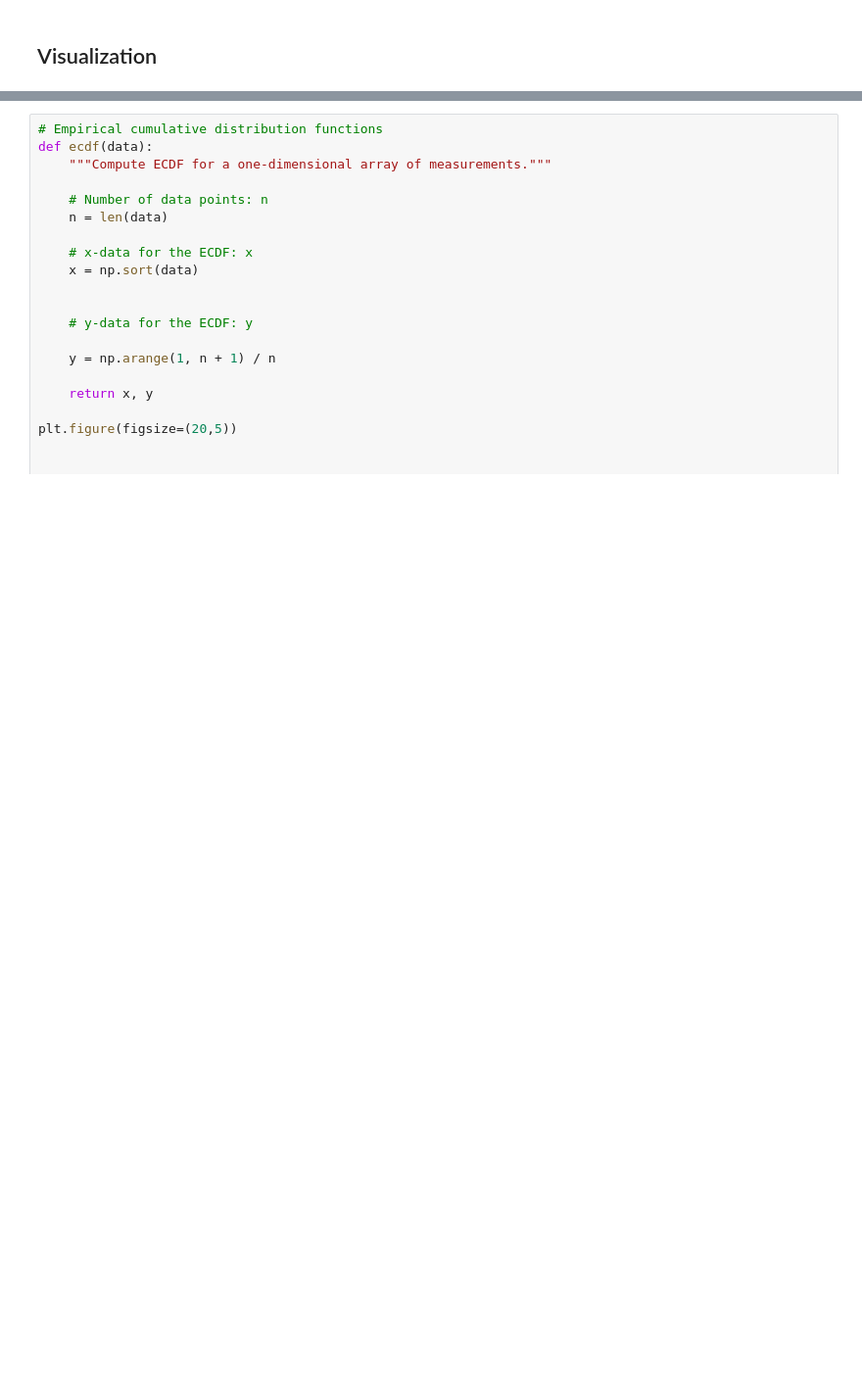
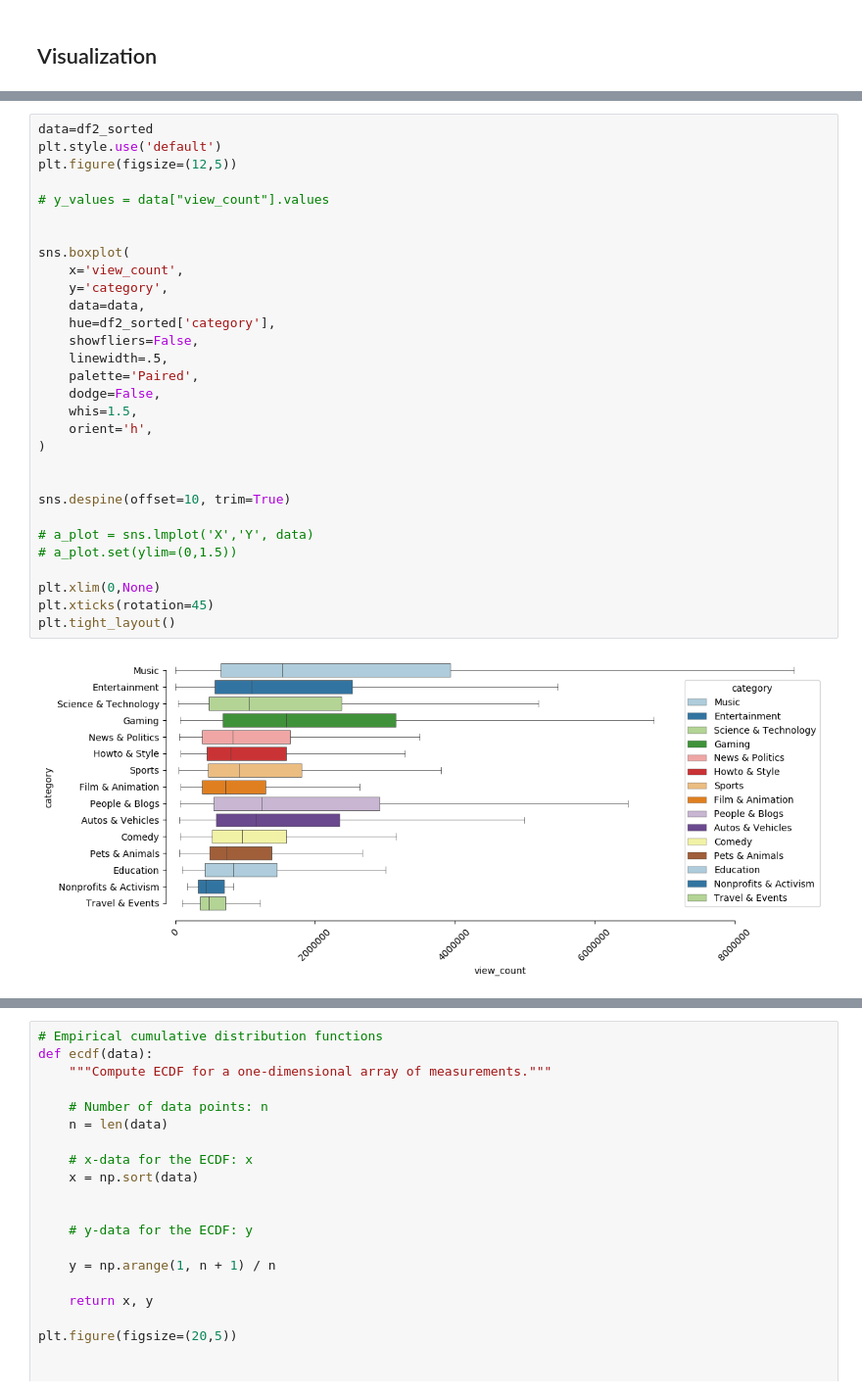
Before and after one commit to manny-p/youtube-trending-data, a Jupyter notebook: src/eda.ipynb, the cells around one changed output, grey strips where cells are left out. Shown at 98% size. Drawn from its saved outputs; the diff is of its cells as text; blank space fills up the shorter version.

```diff
--- a/src/eda.ipynb
+++ b/src/eda.ipynb
@@ -404,0 +539,32 @@ df2.sort_values('view_count', ascending=False)
+# %%
+data=df2_sorted
+plt.style.use('default')
+plt.figure(figsize=(12,5))
+
+# y_values = data["view_count"].values
+
+
+sns.boxplot(
+    x='view_count',
+    y='category',
+    data=data,
+    hue=df2_sorted['category'],
+    showfliers=False,
+    linewidth=.5,
+    palette='Paired',
+    dodge=False,
+    whis=1.5,
+    orient='h',
+)
+
+
+sns.despine(offset=10, trim=True)
+
+# a_plot = sns.lmplot('X','Y', data)
+# a_plot.set(ylim=(0,1.5))
+
+plt.xlim(0,None)
+plt.xticks(rotation=45)
+plt.tight_layout()
+# %% [output]
+[figure, added]
```
Also changed, not shown: parts of 52 cells of this notebook.
